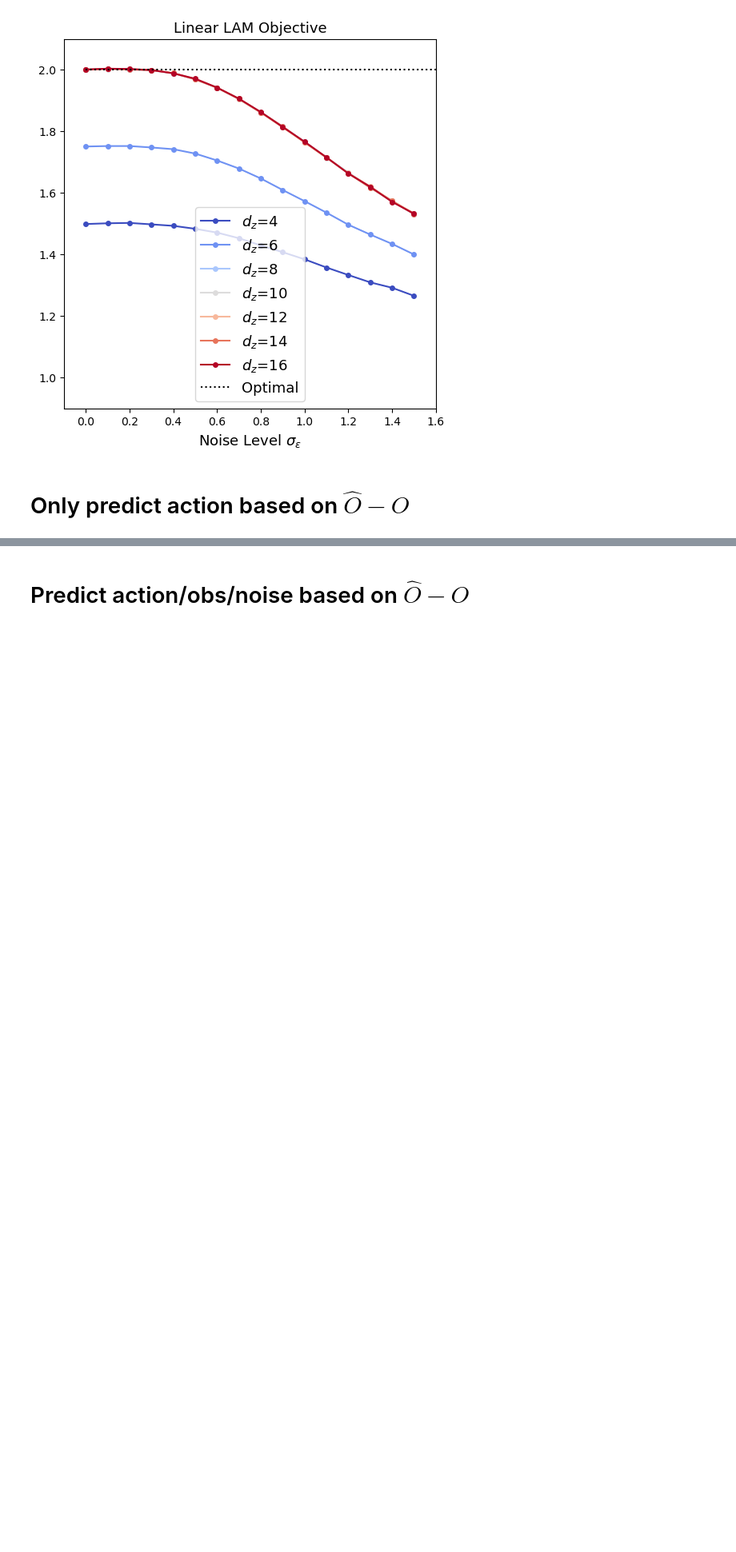
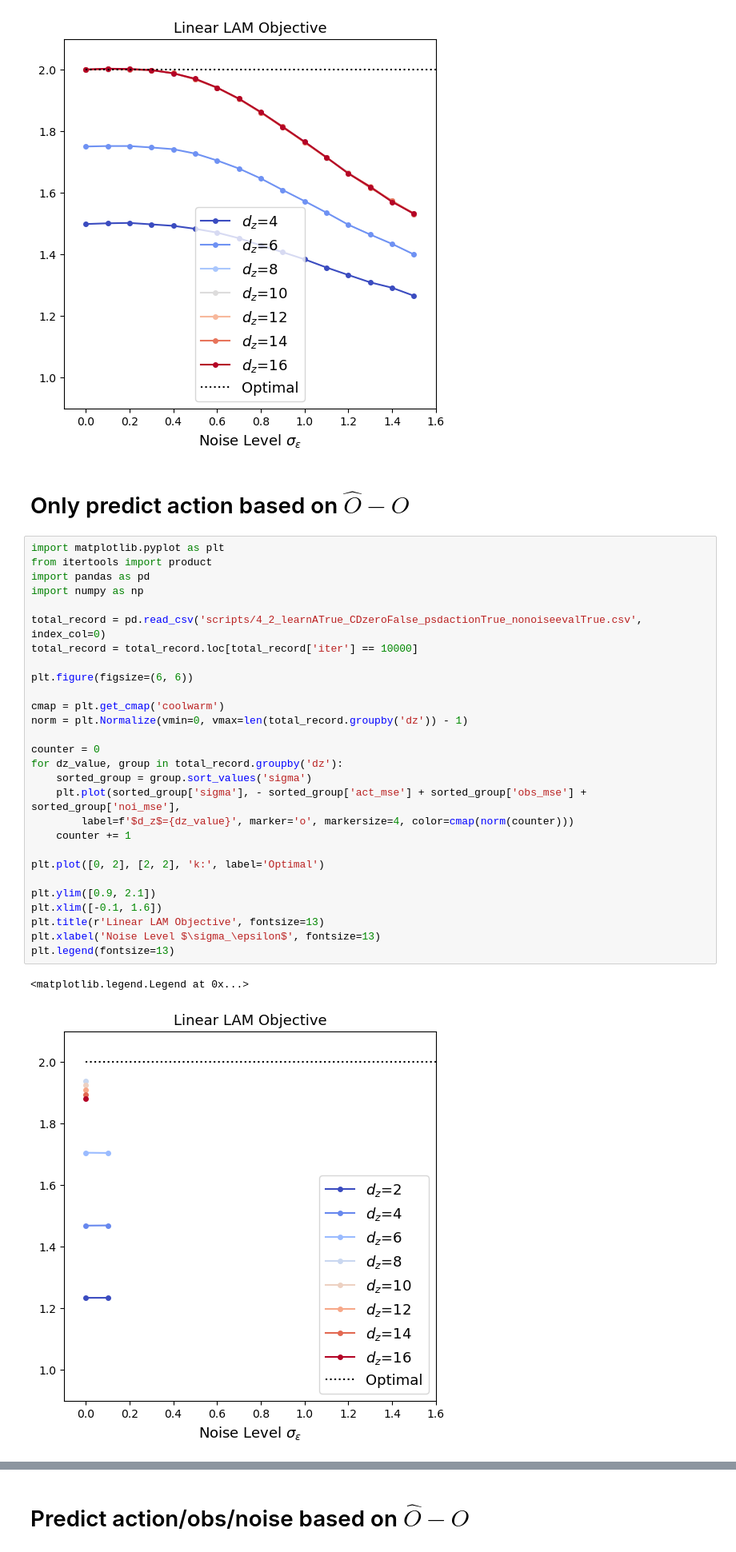
Before and after one commit to zhangchuheng123/LinearLAM, a Jupyter notebook: script20250319_new_4_2.ipynb, the cells around one changed output, grey strips where cells are left out. Shown: that part at 80% size. Cells and saved outputs as stored; diff of their text form; blank space fills up the shorter version.

```diff
--- a/script20250319_new_4_2.ipynb
+++ b/script20250319_new_4_2.ipynb
@@ -78,3 +78,34 @@ plt.legend(fontsize=13)
 [figure]
 # %% [markdown]
 # Only predict action based on $\hat{O} - O$
+# %%
+import matplotlib.pyplot as plt
+from itertools import product
+import pandas as pd
+import numpy as np
+
+total_record = pd.read_csv('scripts/4_2_learnATrue_CDzeroFalse_psdactionTrue_nonoiseevalTrue.csv', index_col=0)
+total_record = total_record.loc[total_record['iter'] == 10000]
+
+plt.figure(figsize=(6, 6))
+
+cmap = plt.get_cmap('coolwarm')
+norm = plt.Normalize(vmin=0, vmax=len(total_record.groupby('dz')) - 1)
+
+counter = 0
+for dz_value, group in total_record.groupby('dz'):
+    sorted_group = group.sort_values('sigma')
+    plt.plot(sorted_group['sigma'], - sorted_group['act_mse'] + sorted_group['obs_mse'] + sorted_group['noi_mse'],
+        label=f'$d_z$={dz_value}', marker='o', markersize=4, color=cmap(norm(counter)))
+    counter += 1
+
+plt.plot([0, 2], [2, 2], 'k:', label='Optimal')
+
+plt.ylim([0.9, 2.1])
+plt.xlim([-0.1, 1.6])
+plt.title(r'Linear LAM Objective', fontsize=13)
+plt.xlabel('Noise Level $\sigma_\epsilon$', fontsize=13)
+plt.legend(fontsize=13)
+# %% [output]
+<matplotlib.legend.Legend at 0x...>
+[figure, added]
```
Also changed, not shown: parts of 2 cells of this notebook, 12 other files.
